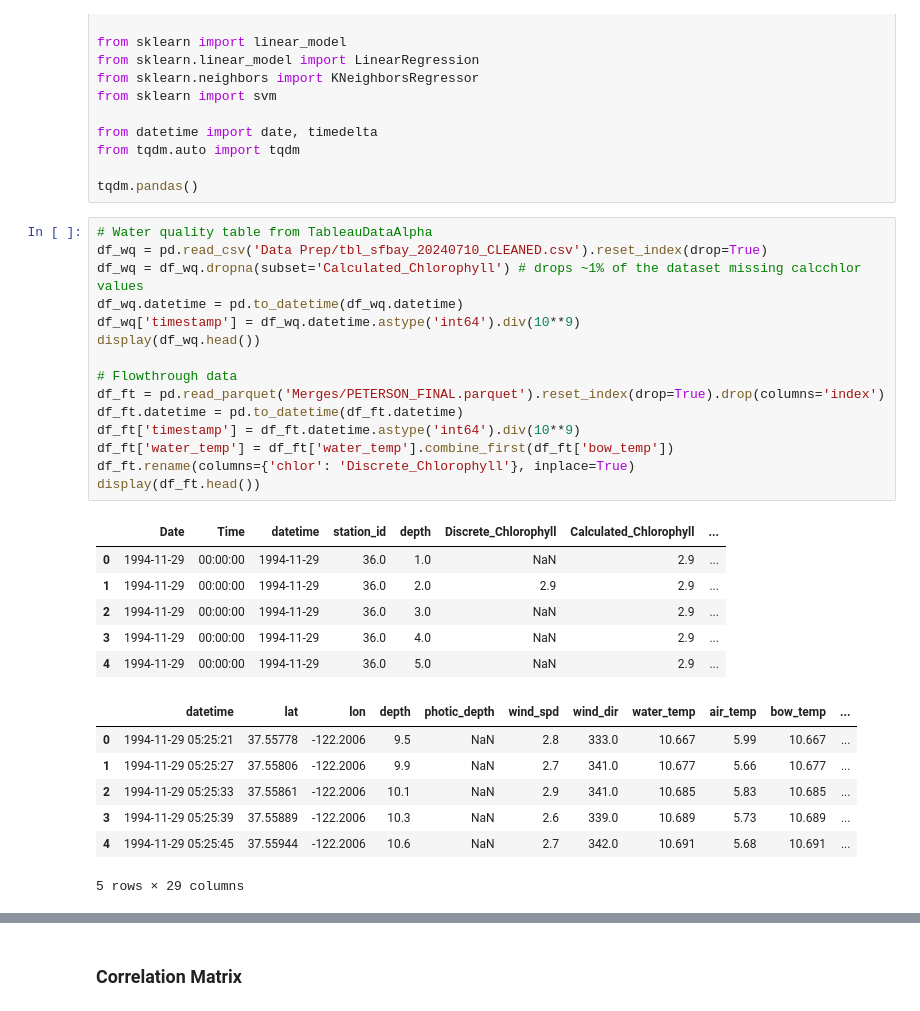
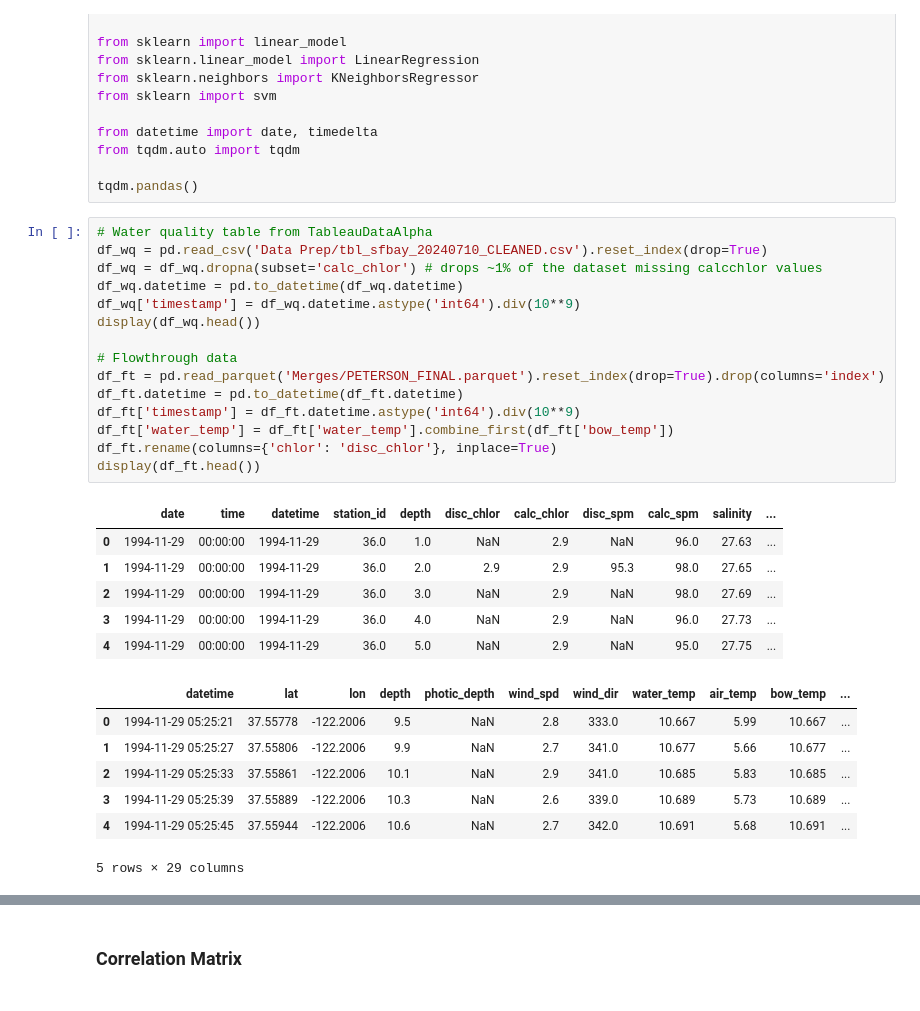
Before and after one commit to AlekWithK/PetersonFlowThrough, a Jupyter notebook: regression.ipynb, the cells around one changed output, grey strips where cells are left out. Saved outputs shown, nothing was run; the diff lists cells and outputs as text.

```diff
--- a/regression.ipynb
+++ b/regression.ipynb
@@ -31,25 +31,25 @@ tqdm.pandas()
 # %%
 # Water quality table from TableauDataAlpha
 df_wq = pd.read_csv('Data Prep/tbl_sfbay_20240710_CLEANED.csv').reset_index(drop=True)
-df_wq = df_wq.dropna(subset='Calculated_Chlorophyll') # drops ~1% of the dataset missing calcchlor values
+df_wq = df_wq.dropna(subset='calc_chlor') # drops ~1% of the dataset missing calcchlor values
 df_wq.datetime = pd.to_datetime(df_wq.datetime)
 df_wq['timestamp'] = df_wq.datetime.astype('int64').div(10**9)
 display(df_wq.head())
 
 # Flowthrough data
 df_ft = pd.read_parquet('Merges/PETERSON_FINAL.parquet').reset_index(drop=True).drop(columns='index')
 df_ft.datetime = pd.to_datetime(df_ft.datetime)
 df_ft['timestamp'] = df_ft.datetime.astype('int64').div(10**9)
 df_ft['water_temp'] = df_ft['water_temp'].combine_first(df_ft['bow_temp'])
-df_ft.rename(columns={'chlor': 'Discrete_Chlorophyll'}, inplace=True)
+df_ft.rename(columns={'chlor': 'disc_chlor'}, inplace=True)
 display(df_ft.head())
 # %% [output]
-|  | Date | Time | datetime | station_id | depth | Discrete_Chlorophyll | Calculated_Chlorophyll | ... |
-| 0 | 1994-11-29 | 00:00:00 | 1994-11-29 | 36.0 | 1.0 | NaN | 2.9 | ... |
-| 1 | 1994-11-29 | 00:00:00 | 1994-11-29 | 36.0 | 2.0 | 2.9 | 2.9 | ... |
-| 2 | 1994-11-29 | 00:00:00 | 1994-11-29 | 36.0 | 3.0 | NaN | 2.9 | ... |
-| 3 | 1994-11-29 | 00:00:00 | 1994-11-29 | 36.0 | 4.0 | NaN | 2.9 | ... |
-| 4 | 1994-11-29 | 00:00:00 | 1994-11-29 | 36.0 | 5.0 | NaN | 2.9 | ... |
+|  | date | time | datetime | station_id | depth | disc_chlor | calc_chlor | disc_spm | calc_spm | salinity | ... |
+| 0 | 1994-11-29 | 00:00:00 | 1994-11-29 | 36.0 | 1.0 | NaN | 2.9 | NaN | 96.0 | 27.63 | ... |
+| 1 | 1994-11-29 | 00:00:00 | 1994-11-29 | 36.0 | 2.0 | 2.9 | 2.9 | 95.3 | 98.0 | 27.65 | ... |
+| 2 | 1994-11-29 | 00:00:00 | 1994-11-29 | 36.0 | 3.0 | NaN | 2.9 | NaN | 98.0 | 27.69 | ... |
+| 3 | 1994-11-29 | 00:00:00 | 1994-11-29 | 36.0 | 4.0 | NaN | 2.9 | NaN | 96.0 | 27.73 | ... |
+| 4 | 1994-11-29 | 00:00:00 | 1994-11-29 | 36.0 | 5.0 | NaN | 2.9 | NaN | 95.0 | 27.75 | ... |
 |  | datetime | lat | lon | depth | photic_depth | wind_spd | wind_dir | water_temp | air_temp | bow_temp | ... |
 | 0 | 1994-11-29 05:25:21 | 37.55778 | -122.2006 | 9.5 | NaN | 2.8 | 333.0 | 10.667 | 5.99 | 10.667 | ... |
 | 1 | 1994-11-29 05:25:27 | 37.55806 | -122.2006 | 9.9 | NaN | 2.7 | 341.0 | 10.677 | 5.66 | 10.677 | ... |
```
Also changed, not shown: parts of 10 cells of this notebook, 2 other files.
